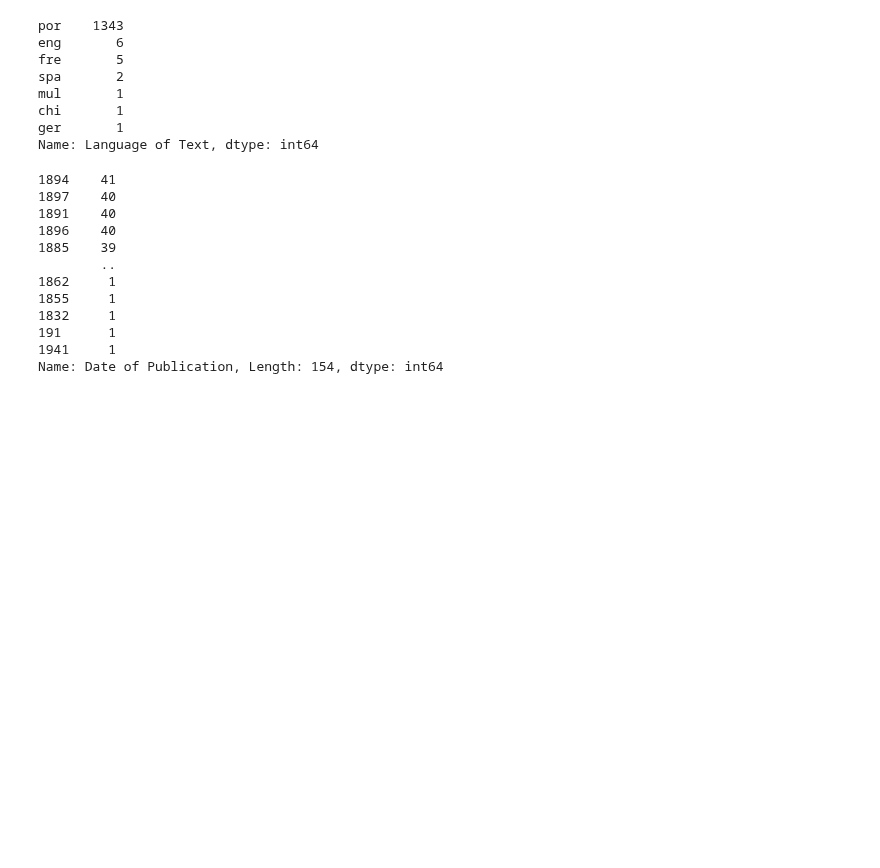
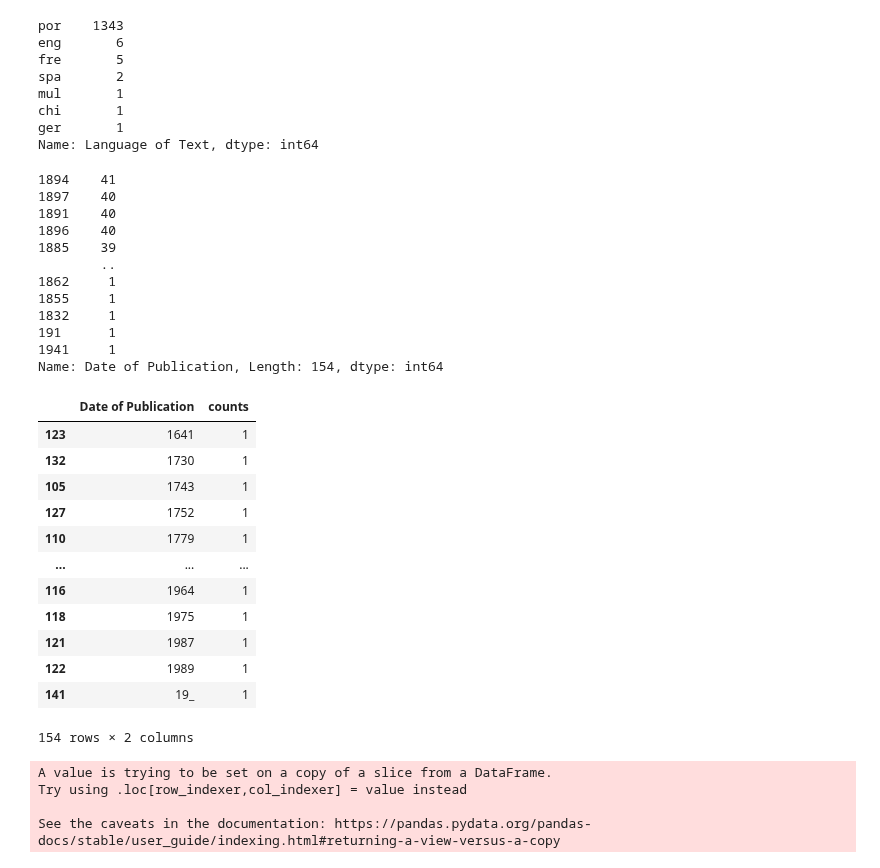
Before and after one commit to ericbrasiln/hemdig-framework, a Jupyter notebook: repositorios/BND-PT/pandas/analise_bnp.ipynb, the cells around one changed output. Drawn from its saved outputs; the diff is of its cells as text; code cells hidden in the pictures; blank space fills up the shorter version.

```diff
--- a/repositorios/BND-PT/pandas/analise_bnp.ipynb
+++ b/repositorios/BND-PT/pandas/analise_bnp.ipynb
@@ -97,3 +164,23 @@ df_periodical['Date of Publication'].value_counts()
 191      1
 1941     1
 Name: Date of Publication, Length: 154, dtype: int64
+# %%
+# criar dataframe com as datas de publicação e a quantidade de cada uma organizadas cronologicamente
+df_date = df_periodical['Date of Publication'].value_counts().rename_axis('Date of Publication').reset_index(name='counts')
+# sort dataframe by column "Date of Publication"
+df_date = df_date.sort_values(by=['Date of Publication'])
+df_date
+# %% [output]
+|  | Date of Publication | counts |
+| 123 | 1641 | 1 |
+| 132 | 1730 | 1 |
+| 105 | 1743 | 1 |
+| 127 | 1752 | 1 |
+| 110 | 1779 | 1 |
+| ... | ... | ... |
+| 116 | 1964 | 1 |
+| 118 | 1975 | 1 |
+| 121 | 1987 | 1 |
+| 122 | 1989 | 1 |
+| 141 | 19_ | 1 |
+154 rows × 2 columns
@@ -99,0 +191,8 @@ Name: Date of Publication, Length: 154, dtype: int64
+# %%
+# na coluna name of publisher, substituir os valores ""[s.n.]", "s.n.]" e "[s.n." por "Sem editora"
+df_periodical['Name of Publisher'] = df_periodical['Name of Publisher'].replace(['[s.n.]', 's.n.]', '[s.n.', 's.n.'], 'Sem editora')
+# %% [output]
+A value is trying to be set on a copy of a slice from a DataFrame.
+Try using .loc[row_indexer,col_indexer] = value instead
+
+See the caveats in the documentation: https://pandas.pydata.org/pandas-docs/stable/user_guide/indexing.html#returning-a-view-versus-a-copy
```
Also changed, not shown: parts of 21 cells of this notebook.
